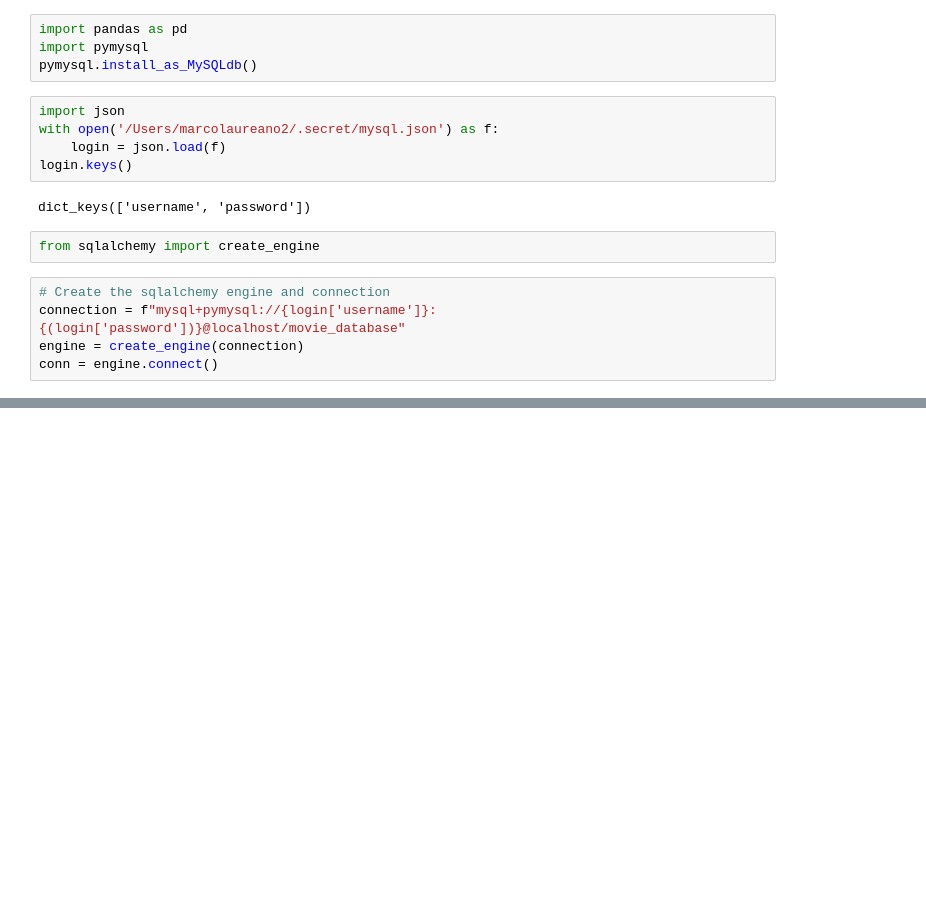
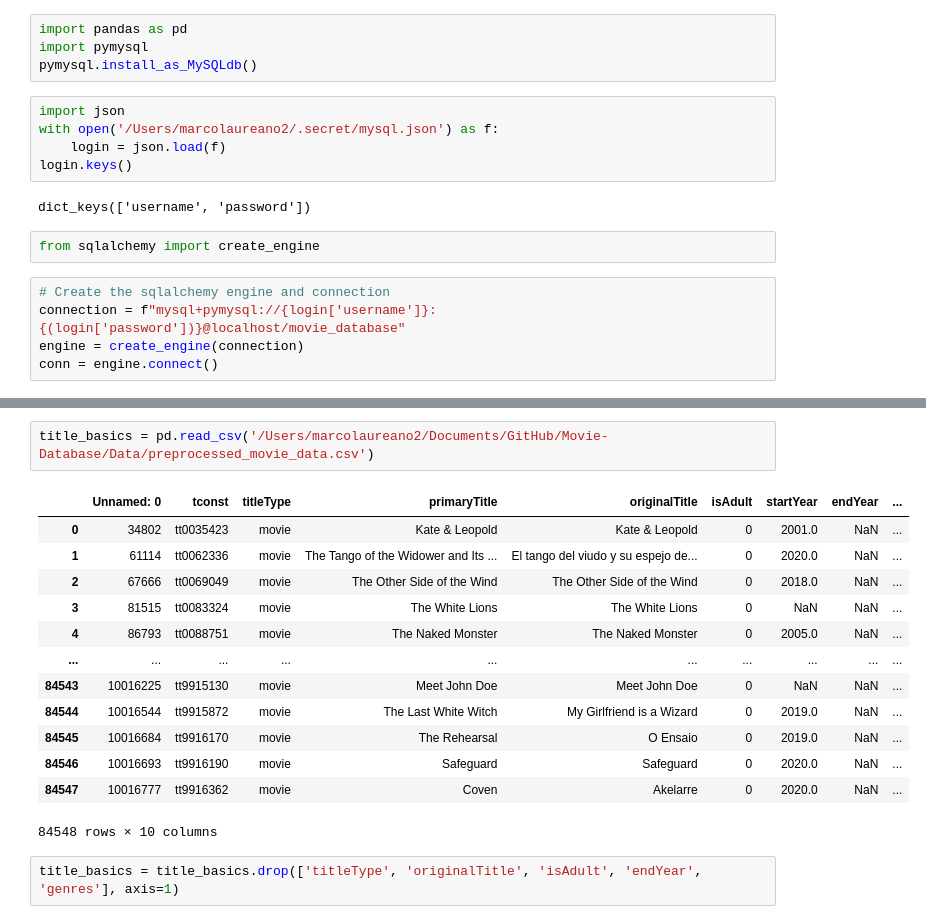
Before and after one commit to donmarcolaureano/Movie-Database, a Jupyter notebook: movie_database_from_erd.ipynb, the cells around one changed output, grey strips where cells are left out. Saved outputs shown, nothing was run; the diff lists cells and outputs as text; blank space fills up the shorter version.

```diff
--- a/movie_database_from_erd.ipynb
+++ b/movie_database_from_erd.ipynb
@@ -18,0 +65,18 @@ conn = engine.connect()
+# %%
+title_basics = pd.read_csv('/Users/marcolaureano2/Documents/GitHub/Movie-Database/Data/preprocessed_movie_data.csv')
+# %% [output]
+|  | Unnamed: 0 | tconst | titleType | primaryTitle | originalTitle | isAdult | startYear | endYear | ... |
+| 0 | 34802 | tt0035423 | movie | Kate & Leopold | Kate & Leopold | 0 | 2001.0 | NaN | ... |
+| 1 | 61114 | tt0062336 | movie | The Tango of the Widower and Its ... | El tango del viudo y su espejo de... | 0 | 2020.0 | NaN | ... |
+| 2 | 67666 | tt0069049 | movie | The Other Side of the Wind | The Other Side of the Wind | 0 | 2018.0 | NaN | ... |
+| 3 | 81515 | tt0083324 | movie | The White Lions | The White Lions | 0 | NaN | NaN | ... |
+| 4 | 86793 | tt0088751 | movie | The Naked Monster | The Naked Monster | 0 | 2005.0 | NaN | ... |
+| ... | ... | ... | ... | ... | ... | ... | ... | ... | ... |
+| 84543 | 10016225 | tt9915130 | movie | Meet John Doe | Meet John Doe | 0 | NaN | NaN | ... |
+| 84544 | 10016544 | tt9915872 | movie | The Last White Witch | My Girlfriend is a Wizard | 0 | 2019.0 | NaN | ... |
+| 84545 | 10016684 | tt9916170 | movie | The Rehearsal | O Ensaio | 0 | 2019.0 | NaN | ... |
+| 84546 | 10016693 | tt9916190 | movie | Safeguard | Safeguard | 0 | 2020.0 | NaN | ... |
+| 84547 | 10016777 | tt9916362 | movie | Coven | Akelarre | 0 | 2020.0 | NaN | ... |
+84548 rows × 10 columns
+# %%
+title_basics = title_basics.drop(['titleType', 'originalTitle', 'isAdult', 'endYear', 'genres'], axis=1)
```
Also changed, not shown: parts of 20 cells of this notebook, 1 other file.
